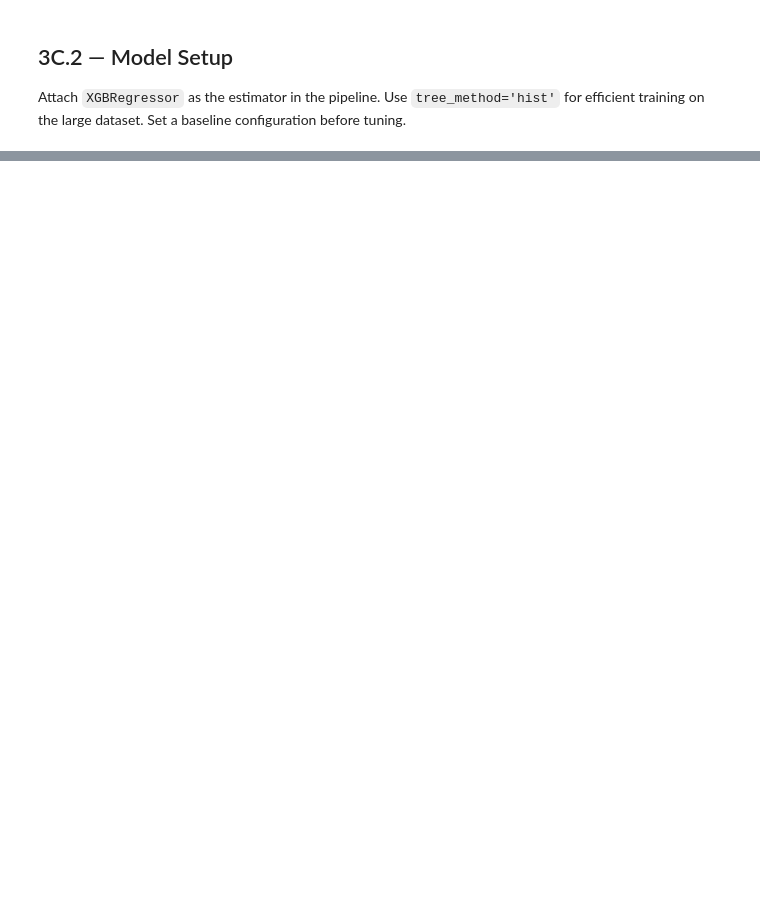
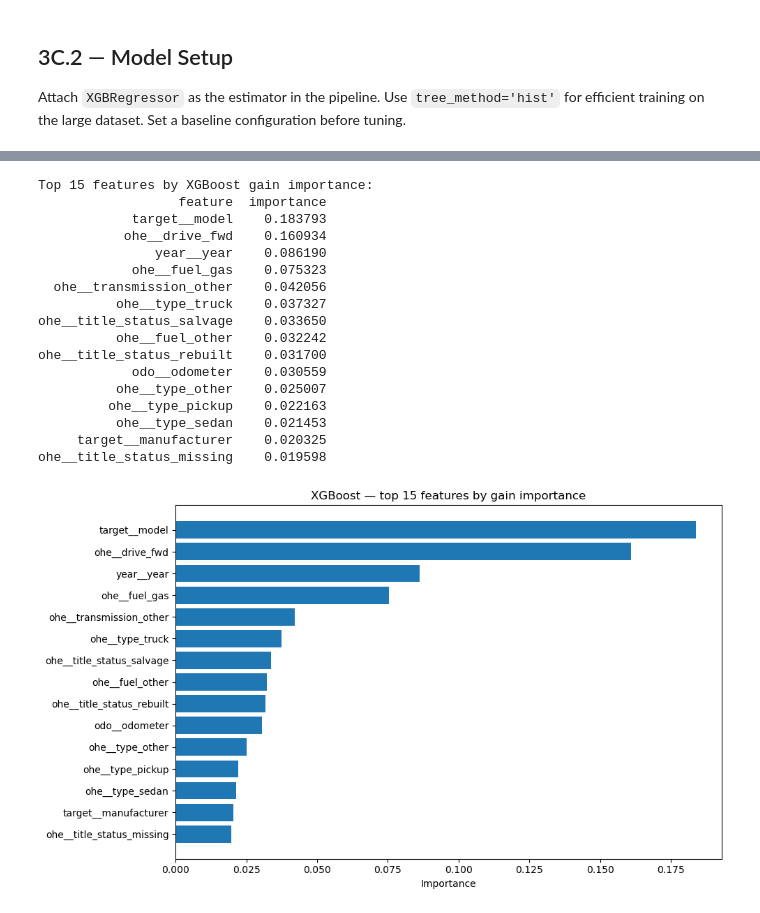
Before and after one commit to AcarBasaran/Predictive-Modeling-of-US-Used-Vehicle-Prices, a Jupyter notebook: notebooks/03c_xgboost.ipynb, the cells around one changed output, grey strips where cells are left out. Saved outputs shown, nothing was run; the diff lists cells and outputs as text; code cells hidden in the pictures; blank space fills up the shorter version.

```diff
--- a/notebooks/03c_xgboost.ipynb
+++ b/notebooks/03c_xgboost.ipynb
@@ -54,0 +347,53 @@ Serialize the tuned pipeline to `models/xgboost.pkl` using `joblib` for later co
+# %%
+from utils import plot_feature_importances
+
+# Build the 32 post-preprocessing feature names by walking the encode
+# ColumnTransformer's transformers_ list (same approach as 03a).
+encode = best_pipeline.named_steps["prep"].named_steps["encode"]
+_parts = []
+for tname, trans, cols in encode.transformers_:
+    if tname == "ohe":
+        ohe_names = encode.named_transformers_["ohe"].get_feature_names_out(cols)
+        _parts.extend(f"ohe__{n}" for n in ohe_names)
+    else:
+        _parts.extend(f"{tname}__{c}" for c in cols)
+feat_names = np.asarray(_parts)
+
+importances = best_pipeline.named_steps["est"].feature_importances_
+assert len(importances) == len(feat_names), \
+    f"importance count {len(importances)} != feature-name count {len(feat_names)}"
+
+# Top 15 table
+top_idx = np.argsort(importances)[::-1][:15]
+print("Top 15 features by XGBoost gain importance:")
+print(pd.DataFrame({
+    "feature":    feat_names[top_idx],
+    "importance": importances[top_idx],
+}).to_string(index=False))
+
+# Plot via utils for cross-notebook consistency
+import matplotlib.pyplot as plt
+fig, ax = plt.subplots(figsize=(10, 6))
+plot_feature_importances(importances, feat_names, n=15, ax=ax,
+                         title="XGBoost — top 15 features by gain importance")
+plt.tight_layout()
+plt.show()
+# %% [output]
+Top 15 features by XGBoost gain importance:
+                  feature  importance
+            target__model    0.183793
+           ohe__drive_fwd    0.160934
+               year__year    0.086190
+            ohe__fuel_gas    0.075323
+  ohe__transmission_other    0.042056
+          ohe__type_truck    0.037327
+ohe__title_status_salvage    0.033650
+          ohe__fuel_other    0.032242
+ohe__title_status_rebuilt    0.031700
+            odo__odometer    0.030559
+          ohe__type_other    0.025007
+         ohe__type_pickup    0.022163
+          ohe__type_sedan    0.021453
+     target__manufacturer    0.020325
+ohe__title_status_missing    0.019598
+[figure, added]
```
Also changed, not shown: parts of 25 cells of this notebook, 1 other file.
